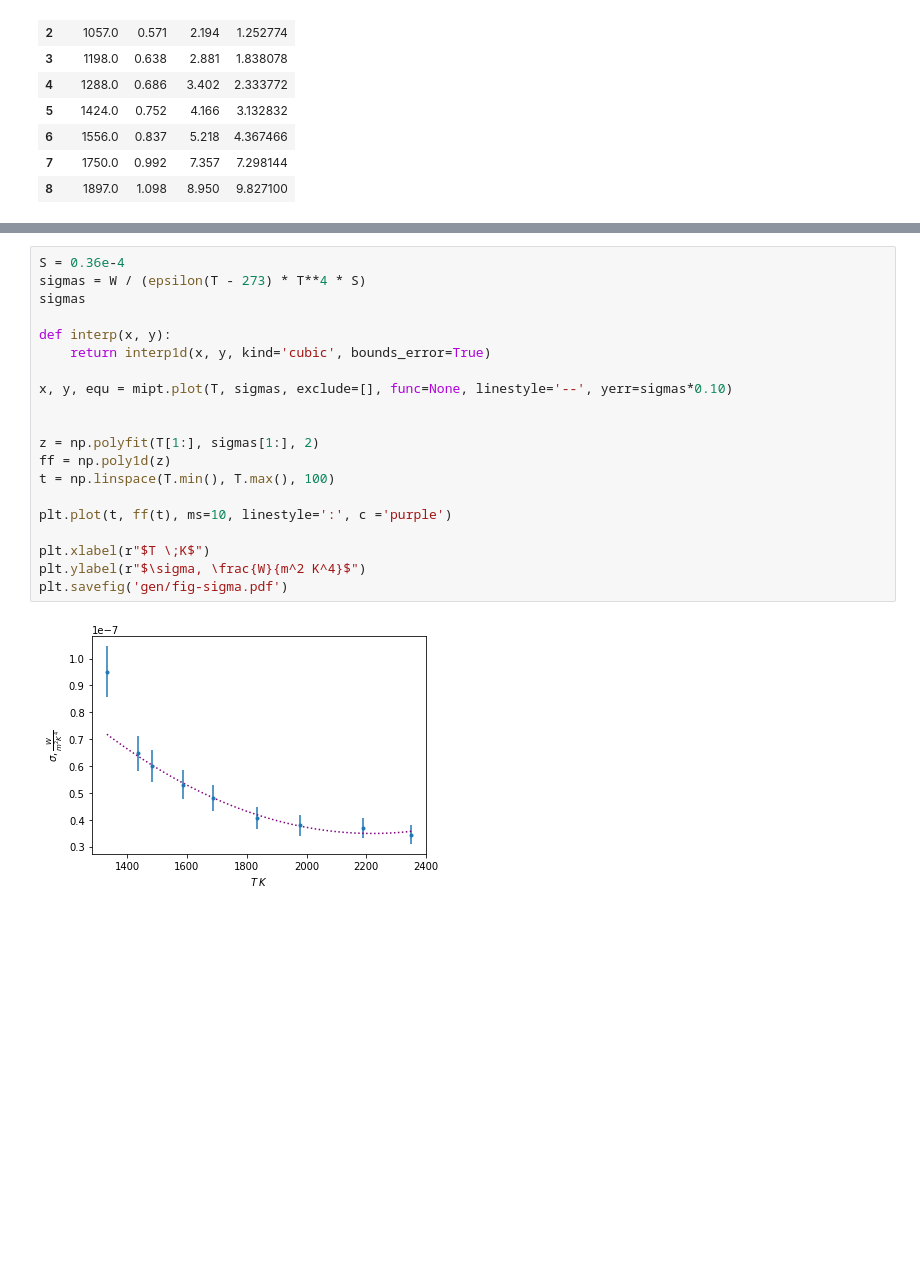
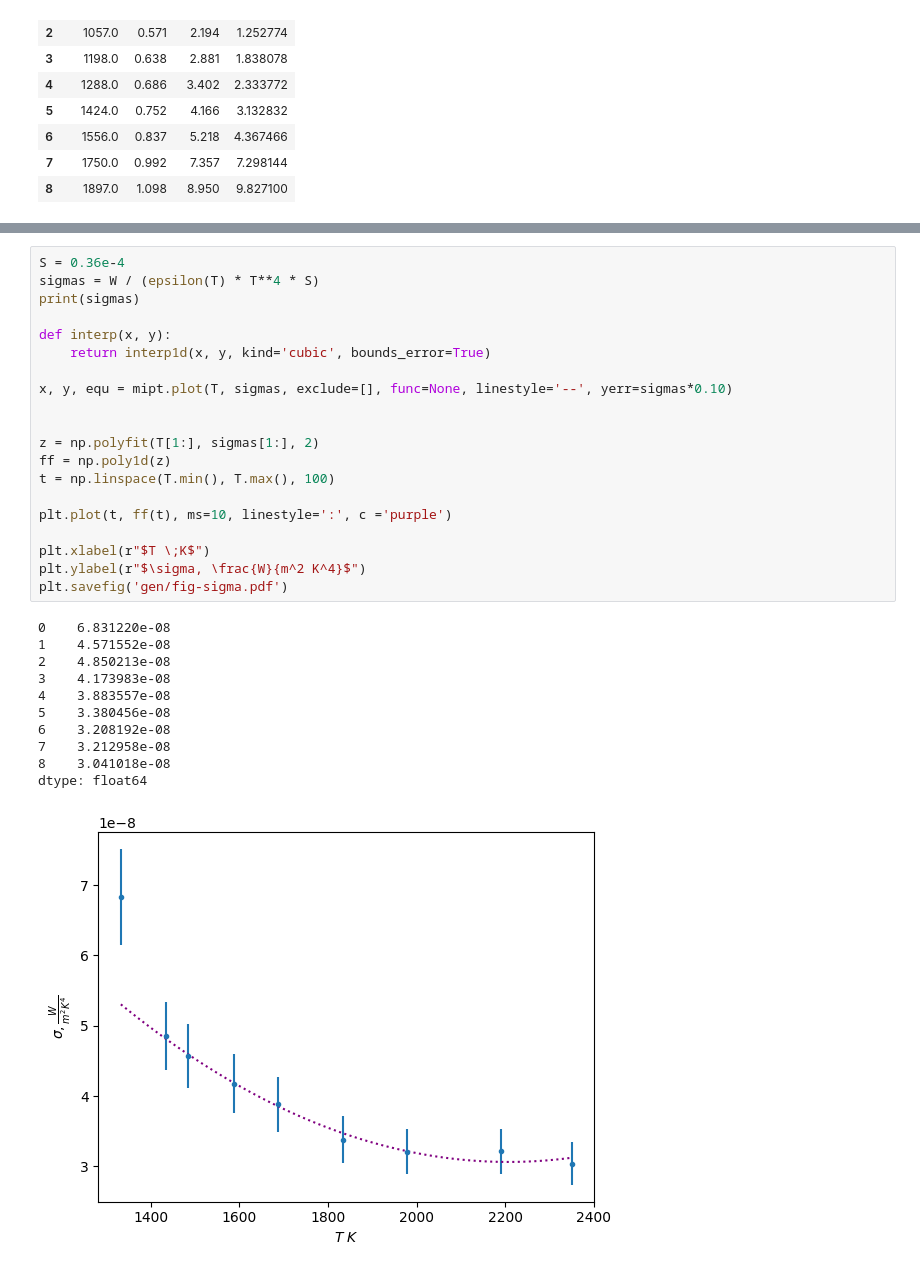
Before and after one commit to futherus/mipt_lab, a Jupyter notebook: 5.8.1/Dedkov_Maslov/581.ipynb, the cells around one changed output, grey strips where cells are left out. Drawn from its saved outputs; the diff is of its cells as text; blank space fills up the shorter version.

Commit message:
Fixed 5.8.1 epsilon_t bug.

```diff
--- a/5.8.1/Dedkov_Maslov/581.ipynb
+++ b/5.8.1/Dedkov_Maslov/581.ipynb
@@ -202,22 +227,32 @@ plt.savefig('gen/fig-epsilon.pdf')
 # %%
 S = 0.36e-4
-sigmas = W / (epsilon(T - 273) * T**4 * S)
-sigmas
+sigmas = W / (epsilon(T) * T**4 * S)
+print(sigmas)
 
 def interp(x, y):
     return interp1d(x, y, kind='cubic', bounds_error=True)
 
 x, y, equ = mipt.plot(T, sigmas, exclude=[], func=None, linestyle='--', yerr=sigmas*0.10)
 
 
 z = np.polyfit(T[1:], sigmas[1:], 2)
 ff = np.poly1d(z)
 t = np.linspace(T.min(), T.max(), 100)
 
 plt.plot(t, ff(t), ms=10, linestyle=':', c ='purple')
 
 plt.xlabel(r"$T \;K$")
 plt.ylabel(r"$\sigma, \frac{W}{m^2 K^4}$")
 plt.savefig('gen/fig-sigma.pdf')
 # %% [output]
+0    6.831220e-08
+1    4.571552e-08
+2    4.850213e-08
+3    4.173983e-08
+4    3.883557e-08
+5    3.380456e-08
+6    3.208192e-08
+7    3.212958e-08
+8    3.041018e-08
+dtype: float64
-[figure, old version]
+[figure, new version]
```
Also changed, not shown: parts of 12 cells of this notebook, 1 other file.
